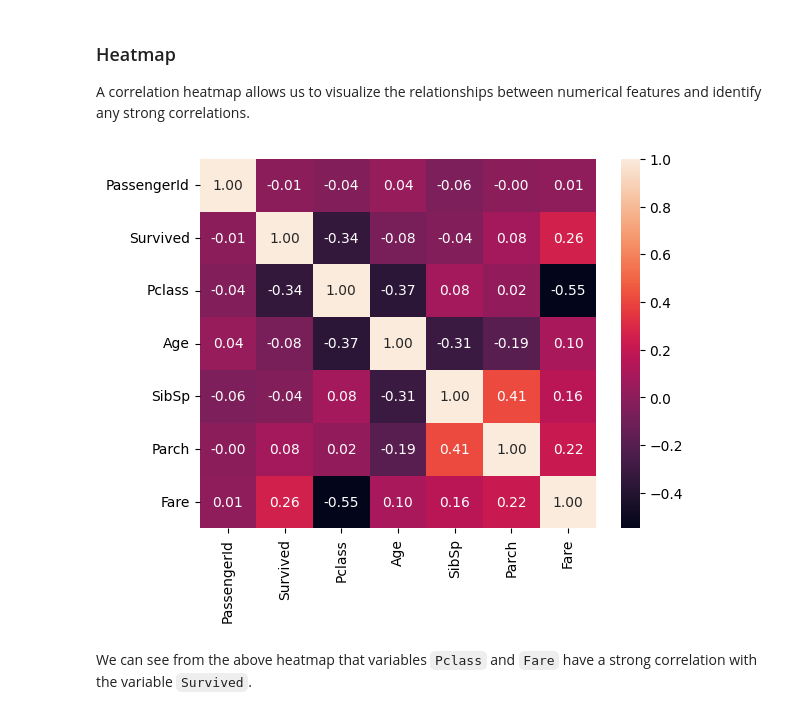
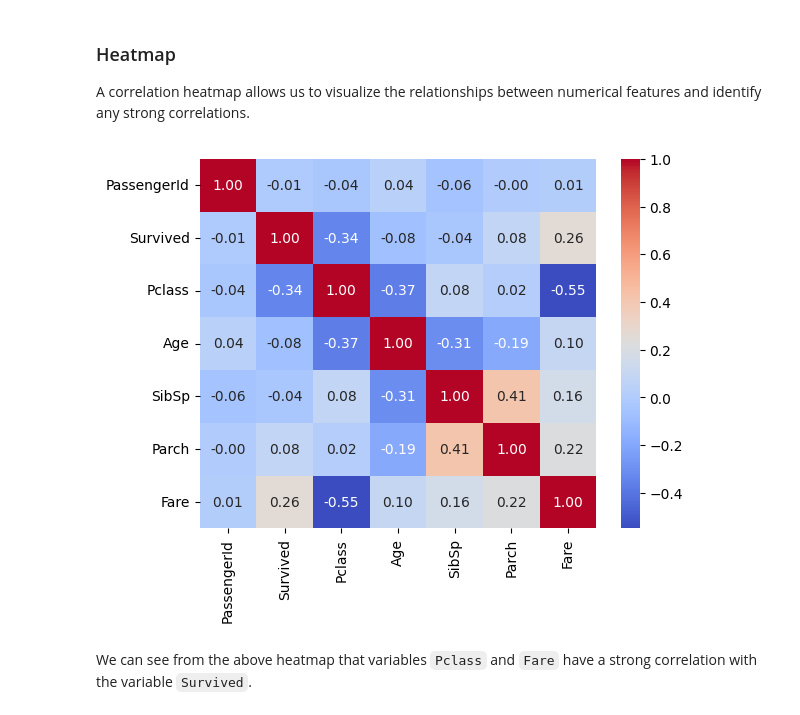
Before and after one commit to cadzchua/SC1015-Mini-Project, a Jupyter notebook: miniproject.ipynb, the cells around one changed output. Cells and saved outputs as stored; diff of their text form; code cells hidden in the pictures.

Commit message:
refactor: changed heatmap cmap to coolwarm

```diff
--- a/miniproject.ipynb
+++ b/miniproject.ipynb
@@ -91,10 +91,10 @@ df_test
 
 A correlation heatmap allows us to visualize the relationships between numerical features and identify any strong correlations.
 # %%
-sns.heatmap(df_train.corr(numeric_only=True), annot=True, fmt=".2f")
+sns.heatmap(df_train.corr(numeric_only=True), annot=True, fmt=".2f", cmap='coolwarm')
 plt.show()
 # %% [output]
-[figure, old version]
+[figure, new version]
 # %% [markdown]
 We can see from the above heatmap that variables `Pclass` and `Fare` have a strong correlation with the variable `Survived`.
 # %% [markdown]
```
